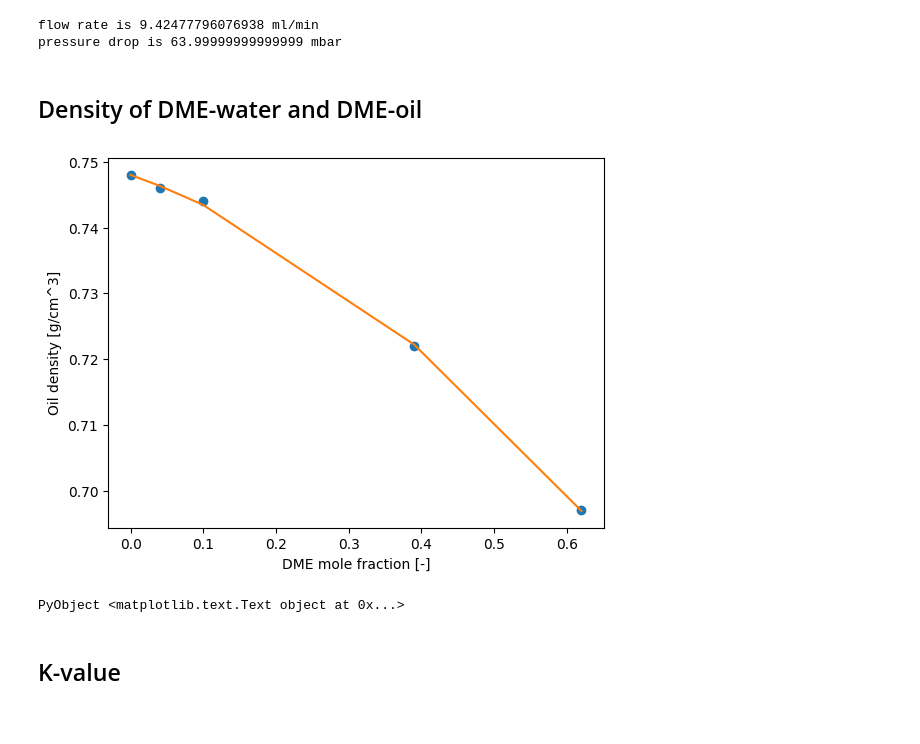
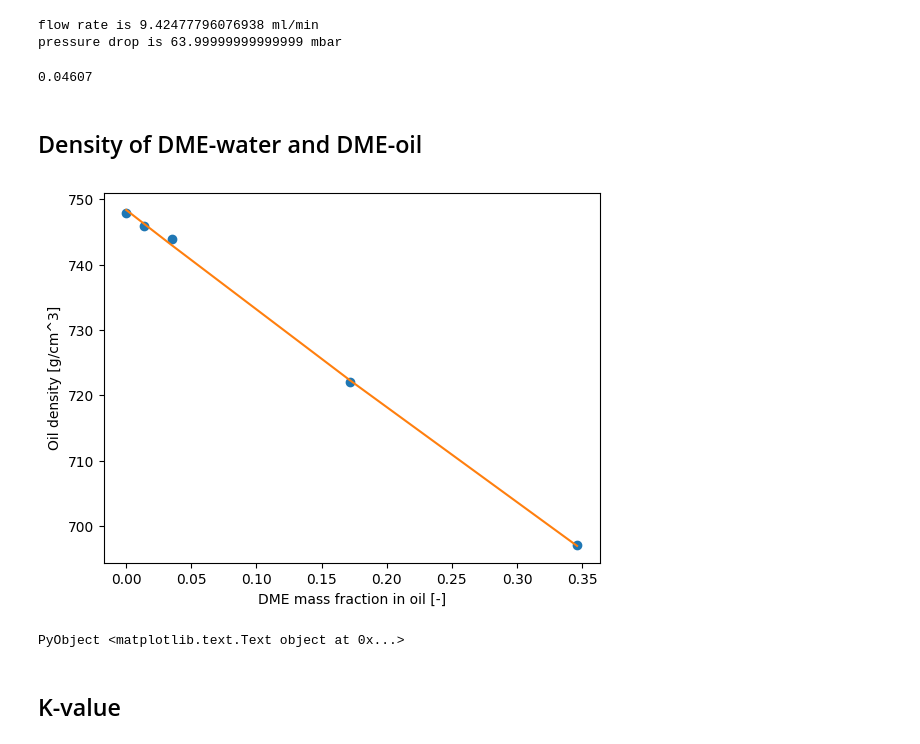
Before and after one commit to simulkade/peteng, a Jupyter notebook: physicalproperties/DME-physical-properties.ipynb, the cells around one changed output. Drawn from its saved outputs; the diff is of its cells as text; code cells hidden in the pictures.

```diff
--- a/physicalproperties/DME-physical-properties.ipynb
+++ b/physicalproperties/DME-physical-properties.ipynb
@@ -20,20 +40,28 @@ println("pressure drop is $(dp/100) mbar")
 # %% [output]
 flow rate is 9.42477796076938 ml/min
 pressure drop is 63.99999999999999 mbar
+# %%
+# some data
+MW_water = 0.018 # [kg/mol]
+MW_oil   = 0.142 # [kg/mol]
+MW_DME   = 0.04607 # [kg/mol]
+# %% [output]
+0.04607
 # %% [markdown]
 ## Density of DME-water and DME-oil
 # %%
 # Fig 4, SPE-177919, T = 70 degC, p = 2000 psi
 x_DME_oil = [0.0, 0.04, 0.10, 0.39, 0.62]         # [mol frac]
-ρ_oil     = [0.748, 0.746, 0.744, 0.722, 0.697]   # [g/cm^3]
+w_DME_oil = MW_DME*x_DME_oil./(MW_DME*x_DME_oil+MW_oil*(1-x_DME_oil))
+ρ_oil     = [0.748, 0.746, 0.744, 0.722, 0.697]*1000   # [g/cm^3]*1000 = [kg/m^3]
 
-rho_fit = polyfit(x_DME_oil, ρ_oil, 2)
+rho_fit = polyfit(w_DME_oil, ρ_oil, 2)
 
-plot(x_DME_oil, ρ_oil, "o", x_DME_oil, polyval(rho_fit, x_DME_oil))
-xlabel("DME mole fraction [-]")
+plot(w_DME_oil, ρ_oil, "o", w_DME_oil, polyval(rho_fit, w_DME_oil))
+xlabel("DME mass fraction in oil [-]")
 ylabel("Oil density [g/cm^3]")
 # %% [output]
-[figure, old version]
+[figure, new version]
 PyObject <matplotlib.text.Text object at 0x...>
 # %% [markdown]
 ## K-value
```
Also changed, not shown: parts of 15 cells of this notebook, 1 other file.
